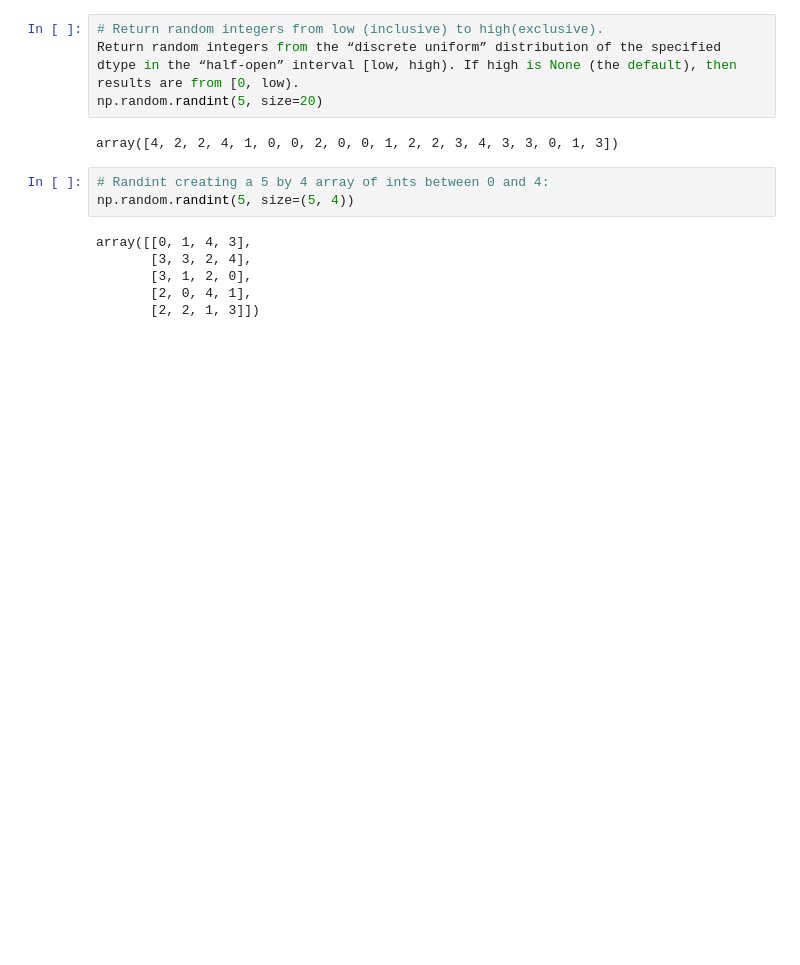
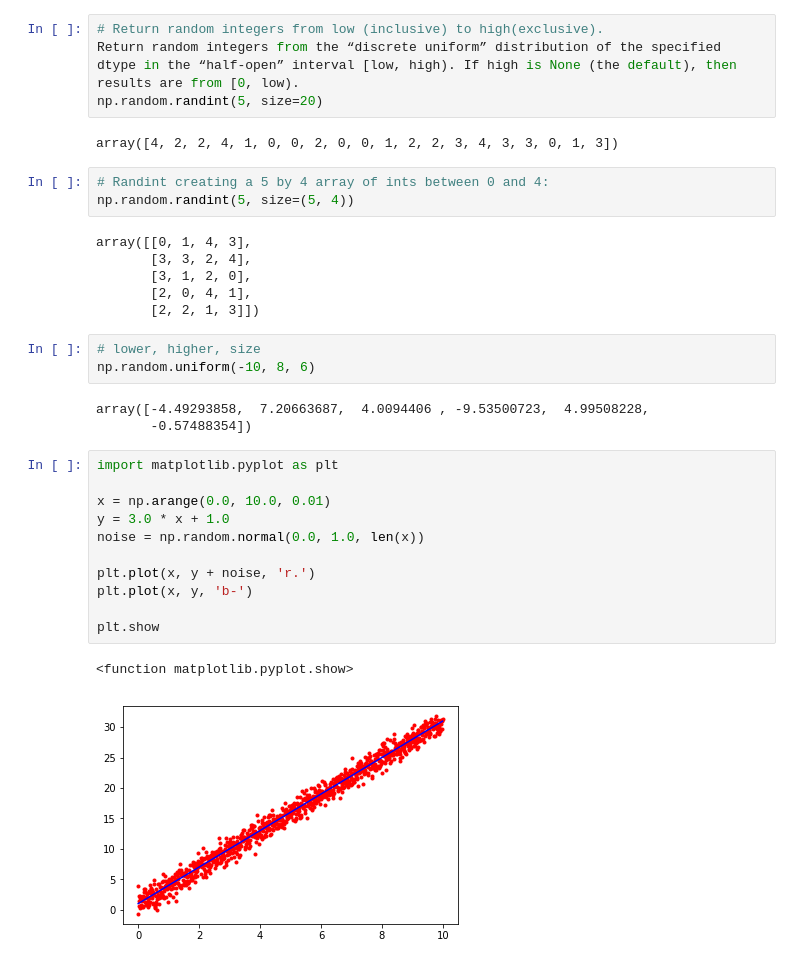
Before and after one commit to shakti230/numpy-random, a Jupyter notebook: numpy-random.ipynb, the cells around one changed output. Cells and saved outputs as stored; diff of their text form; blank space fills up the shorter version.

```diff
--- a/numpy-random.ipynb
+++ b/numpy-random.ipynb
@@ -63,3 +96,23 @@ array([[0, 1, 4, 3],
        [3, 1, 2, 0],
        [2, 0, 4, 1],
        [2, 2, 1, 3]])
+# %%
+# lower, higher, size
+np.random.uniform(-10, 8, 6)
+# %% [output]
+array([-4.49293858,  7.20663687,  4.0094406 , -9.53500723,  4.99508228,
+       -0.57488354])
+# %%
+import matplotlib.pyplot as plt
+
+x = np.arange(0.0, 10.0, 0.01)
+y = 3.0 * x + 1.0
+noise = np.random.normal(0.0, 1.0, len(x))
+
+plt.plot(x, y + noise, 'r.')
+plt.plot(x, y, 'b-')
+
+plt.show
+# %% [output]
+<function matplotlib.pyplot.show>
+[figure, added]
```
Also changed, not shown: parts of 5 cells of this notebook.
